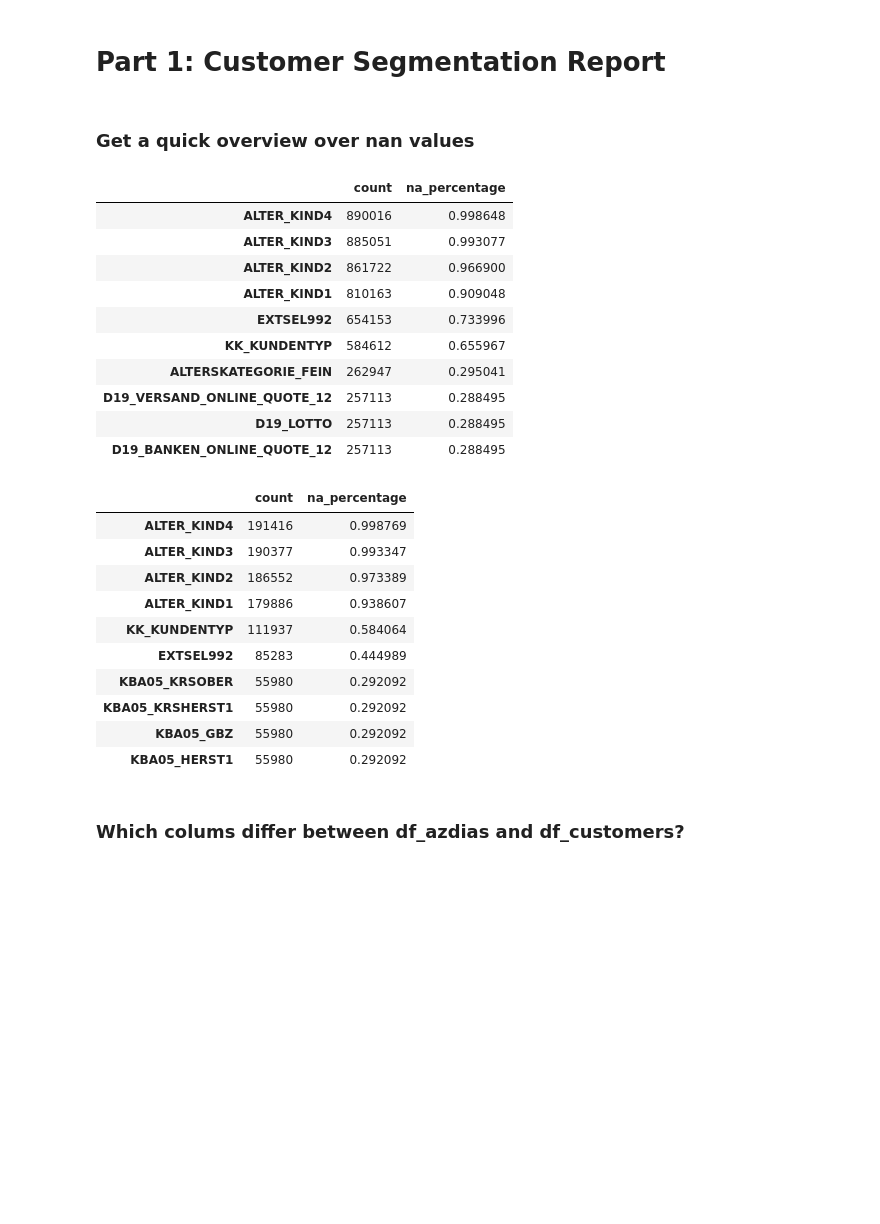
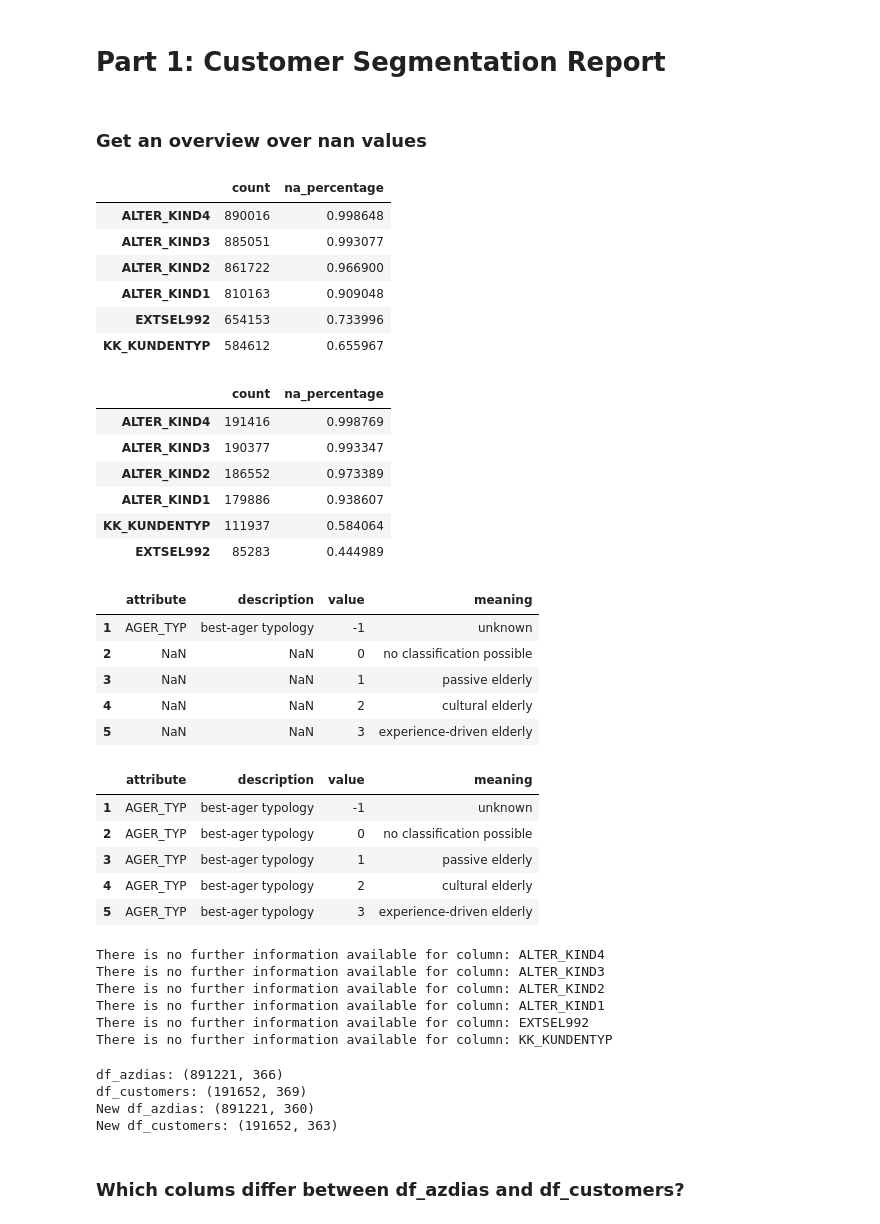
Before and after one commit to TobiPrae/customer_segmentation, a Jupyter notebook: CustomerSegmentation.ipynb, the cells around one changed output. Cells and saved outputs as stored; diff of their text form; code cells hidden in the pictures; blank space fills up the shorter version.

```diff
--- a/CustomerSegmentation.ipynb
+++ b/CustomerSegmentation.ipynb
@@ -95,27 +95,23 @@ def get_column_nans(df, sorting_order_ascending=False):
 # %% [markdown]
 # Part 1: Customer Segmentation Report
 # %% [markdown]
-### Get a quick overview over nan values
+### Get an overview over nan values
 # %%
 # get nans for demographic data
 df_azdias_nan = get_column_nans(df_azdias)
-df_azdias_nan.head(10)
+df_azdias_nan.loc[df_azdias_nan["na_percentage"] > 0.3]
 # %% [output]
 |  | count | na_percentage |
 | ALTER_KIND4 | 890016 | 0.998648 |
 | ALTER_KIND3 | 885051 | 0.993077 |
 | ALTER_KIND2 | 861722 | 0.966900 |
 | ALTER_KIND1 | 810163 | 0.909048 |
 | EXTSEL992 | 654153 | 0.733996 |
 | KK_KUNDENTYP | 584612 | 0.655967 |
-| ALTERSKATEGORIE_FEIN | 262947 | 0.295041 |
-| D19_VERSAND_ONLINE_QUOTE_12 | 257113 | 0.288495 |
-| D19_LOTTO | 257113 | 0.288495 |
-| D19_BANKEN_ONLINE_QUOTE_12 | 257113 | 0.288495 |
 # %%
 # get nans for customer data
 df_customers_nan = get_column_nans(df_customers)
-df_customers_nan.head(10)
+df_customers_nan.loc[df_customers_nan["na_percentage"] > 0.3]
 # %% [output]
 |  | count | na_percentage |
 | ALTER_KIND4 | 191416 | 0.998769 |
@@ -124,10 +120,57 @@ df_customers_nan.head(10)
 | ALTER_KIND1 | 179886 | 0.938607 |
 | KK_KUNDENTYP | 111937 | 0.584064 |
 | EXTSEL992 | 85283 | 0.444989 |
-| KBA05_KRSOBER | 55980 | 0.292092 |
-| KBA05_KRSHERST1 | 55980 | 0.292092 |
-| KBA05_GBZ | 55980 | 0.292092 |
-| KBA05_HERST1 | 55980 | 0.292092 |
+# %%
+# Check if there is a description for those columns
+df_attributes_values.head(5)
+# %% [output]
+|  | attribute | description | value | meaning |
+| 1 | AGER_TYP | best-ager typology | -1 | unknown |
+| 2 | NaN | NaN | 0 | no classification possible |
+| 3 | NaN | NaN | 1 | passive elderly |
+| 4 | NaN | NaN | 2 | cultural elderly |
+| 5 | NaN | NaN | 3 | experience-driven elderly |
+# %%
+# Forward filling the attribute values df for better filtering/slicing
+df_attributes_values["attribute"] = df_attributes_values["attribute"].fillna(method="ffill")
+df_attributes_values["description"] = df_attributes_values["description"].fillna(method="ffill")
+df_attributes_values.head(5)
+# %% [output]
+|  | attribute | description | value | meaning |
+| 1 | AGER_TYP | best-ager typology | -1 | unknown |
+| 2 | AGER_TYP | best-ager typology | 0 | no classification possible |
+| 3 | AGER_TYP | best-ager typology | 1 | passive elderly |
+| 4 | AGER_TYP | best-ager typology | 2 | cultural elderly |
+| 5 | AGER_TYP | best-ager typology | 3 | experience-driven elderly |
+# %%
+# Check those columns for further information in the dataframes df_attributes_values and df_information_levels
+high_nan_columns = df_azdias_nan.loc[df_azdias_nan["na_percentage"] > 0.3].index.tolist()
+
+for col in high_nan_columns:
+  if((df_attributes_values.loc[df_attributes_values["attribute"] == col].shape[0] == 0) & (df_information_levels.loc[df_information_levels["attribute"] == col].shape[0] == 0)):
+    print(f"There is no further information available for column: {col}")
+# %% [output]
+There is no further information available for column: ALTER_KIND4
+There is no further information available for column: ALTER_KIND3
+There is no further information available for column: ALTER_KIND2
+There is no further information available for column: ALTER_KIND1
+There is no further information available for column: EXTSEL992
+There is no further information available for column: KK_KUNDENTYP
+# %%
+# There is not much information to be gained about these columns
+# Also these columns have very high nan values. So I will drop them
+# Drop the columns with high nan percentages
+print(f"df_azdias: {df_azdias.shape}")
+print(f"df_customers: {df_customers.shape}")
+df_azdias = df_azdias.drop(columns=high_nan_columns)
+df_customers = df_customers.drop(columns=high_nan_columns)
+print(f"New df_azdias: {df_azdias.shape}")
+print(f"New df_customers: {df_customers.shape}")
+# %% [output]
+df_azdias: (891221, 366)
+df_customers: (191652, 369)
+New df_azdias: (891221, 360)
+New df_customers: (191652, 363)
 # %% [markdown]
 ### Which colums differ between df_azdias and df_customers?
 # %%
```
Also changed, not shown: parts of 4 cells of this notebook.
